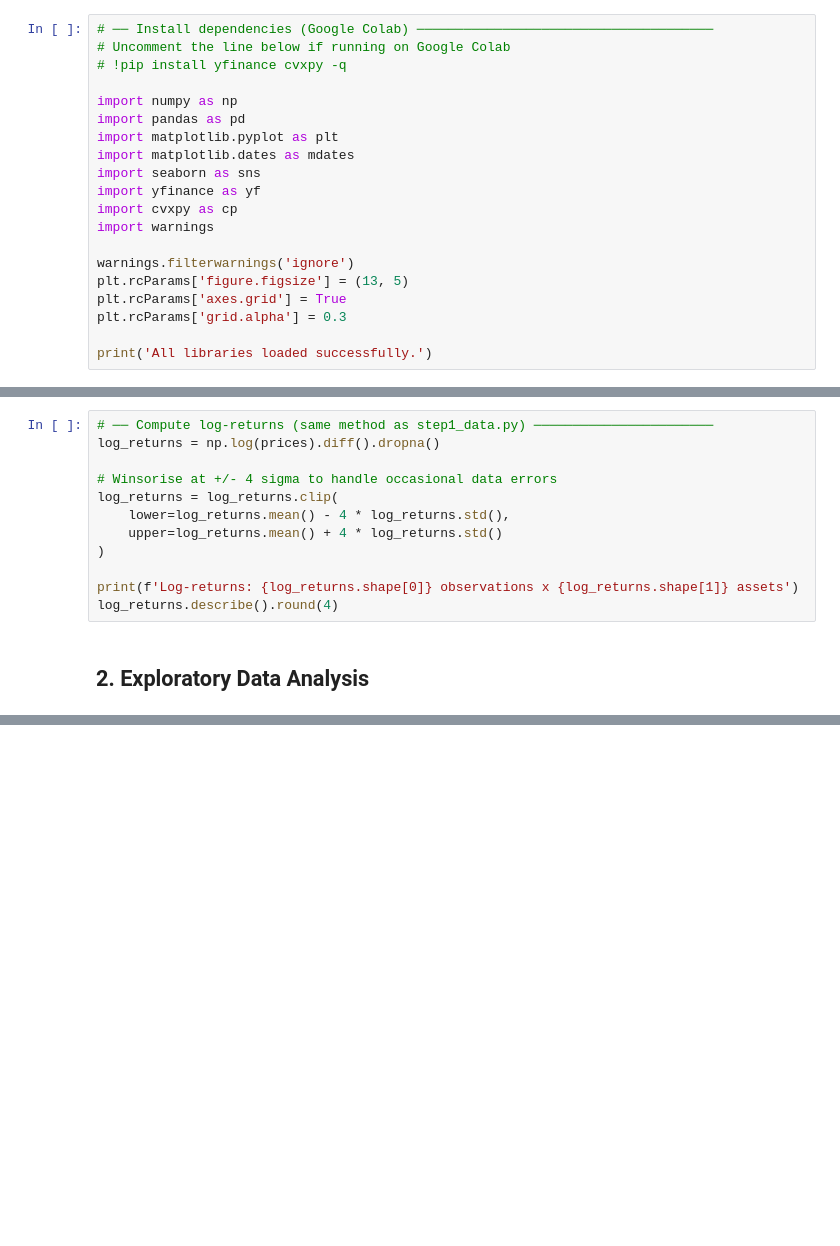
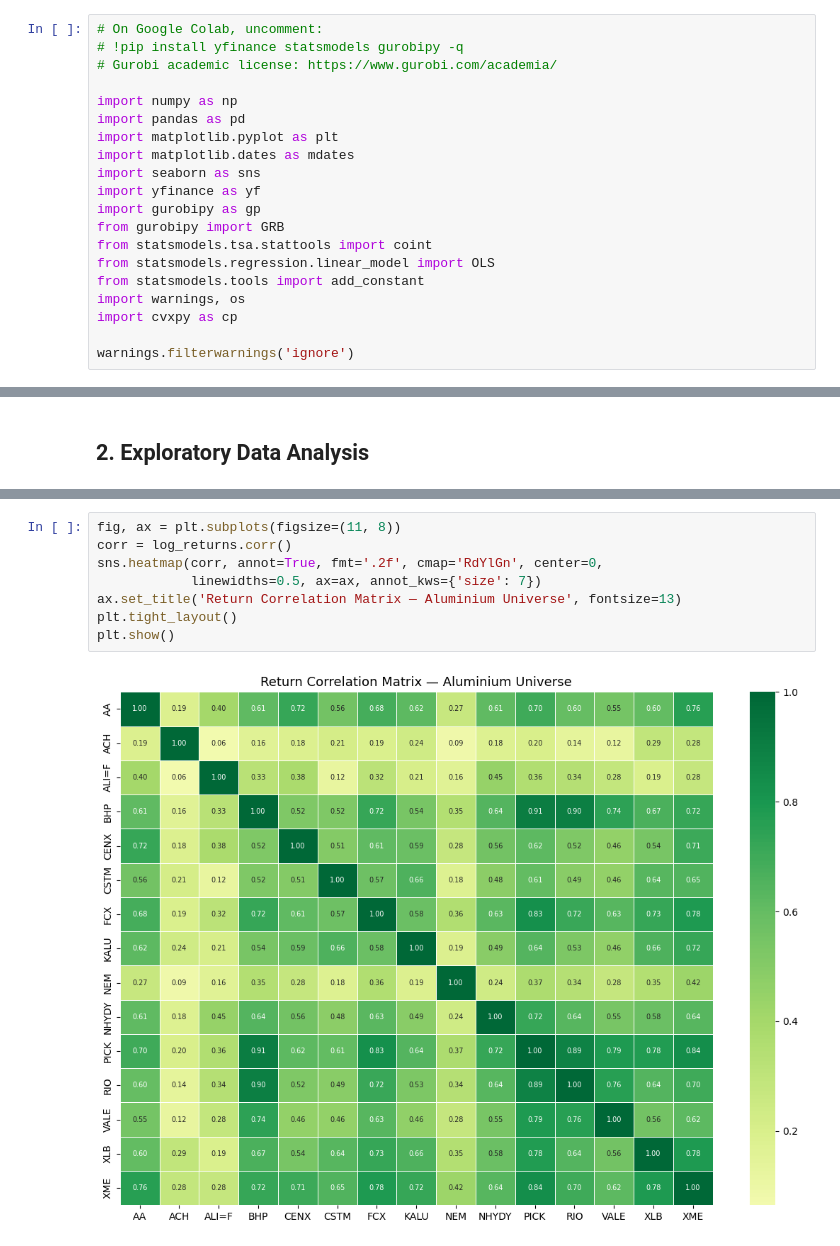
Before and after one commit to margauxgirona/Aluminium_Trading_Project, a Jupyter notebook: martin/trading_game_1/Game1_Martin_MarketNeutral_1.ipynb, the cells around one changed output, grey strips where cells are left out. Cells and saved outputs as stored; diff of their text form; blank space fills up the shorter version.

```diff
--- a/martin/trading_game_1/Game1_Martin_MarketNeutral_1.ipynb
+++ b/martin/trading_game_1/Game1_Martin_MarketNeutral_1.ipynb
@@ -15,7 +16,7 @@
 # %%
-# ── Install dependencies (Google Colab) ──────────────────────────────────────
-# Uncomment the line below if running on Google Colab
-# !pip install yfinance cvxpy -q
+# On Google Colab, uncomment:
+# !pip install yfinance statsmodels gurobipy -q
+# Gurobi academic license: https://www.gurobi.com/academia/
 
 import numpy as np
 import pandas as pd
@@ -23,12 +24,12 @@ import matplotlib.pyplot as plt
 import matplotlib.dates as mdates
 import seaborn as sns
 import yfinance as yf
+import gurobipy as gp
+from gurobipy import GRB
+from statsmodels.tsa.stattools import coint
+from statsmodels.regression.linear_model import OLS
+from statsmodels.tools import add_constant
+import warnings, os
 import cvxpy as cp
-import warnings
 
 warnings.filterwarnings('ignore')
-plt.rcParams['figure.figsize'] = (13, 5)
-plt.rcParams['axes.grid'] = True
-plt.rcParams['grid.alpha'] = 0.3
-
-print('All libraries loaded successfully.')
@@ -89,14 +81,2 @@ prices.head()
-# %%
-# ── Compute log-returns (same method as step1_data.py) ───────────────────────
-log_returns = np.log(prices).diff().dropna()
-
-# Winsorise at +/- 4 sigma to handle occasional data errors
-log_returns = log_returns.clip(
-    lower=log_returns.mean() - 4 * log_returns.std(),
-    upper=log_returns.mean() + 4 * log_returns.std()
-)
-
-print(f'Log-returns: {log_returns.shape[0]} observations x {log_returns.shape[1]} assets')
-log_returns.describe().round(4)
 # %% [markdown]
 ## 2. Exploratory Data Analysis
@@ -376,0 +99,10 @@ The OTT market-neutral strategy, adapted from Yang & Malik (2024) to the alumini
+# %%
+fig, ax = plt.subplots(figsize=(11, 8))
+corr = log_returns.corr()
+sns.heatmap(corr, annot=True, fmt='.2f', cmap='RdYlGn', center=0,
+            linewidths=0.5, ax=ax, annot_kws={'size': 7})
+ax.set_title('Return Correlation Matrix — Aluminium Universe', fontsize=13)
+plt.tight_layout()
+plt.show()
+# %% [output]
+[figure, added]
```
Also changed, not shown: parts of 42 cells of this notebook, 20 other files.
